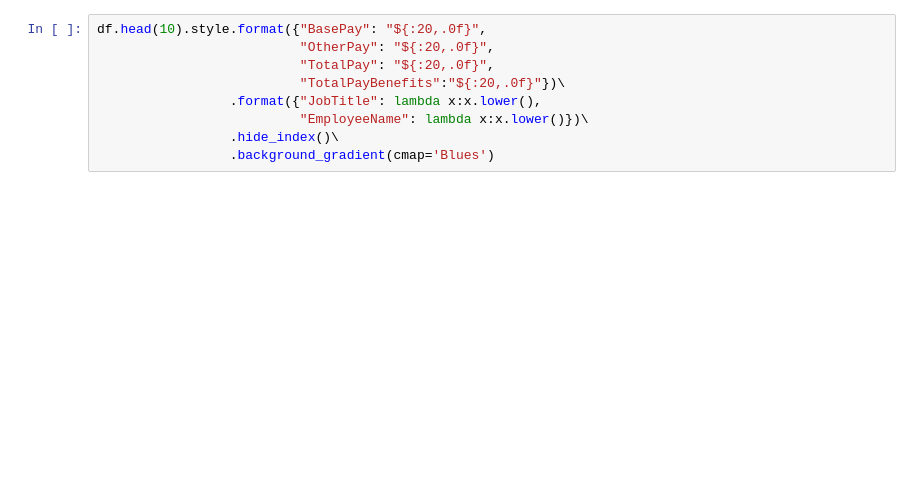
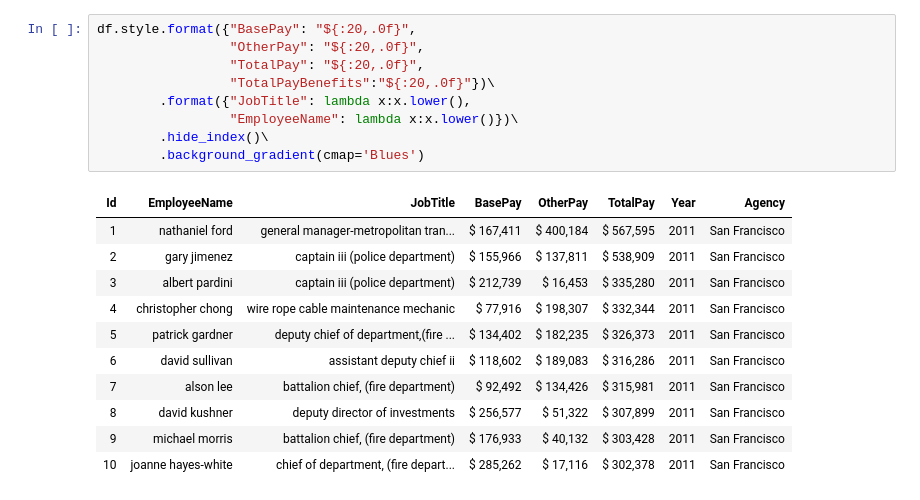
Before and after one commit to eyaltrabelsi/my-notebooks, a Jupyter notebook: Lectures/Pandas Styling.ipynb, the cells around one changed output. Saved outputs shown, nothing was run; the diff lists cells and outputs as text; blank space fills up the shorter version.

```diff
--- a/Lectures/Pandas Styling.ipynb
+++ b/Lectures/Pandas Styling.ipynb
@@ -15,10 +37,22 @@ FileNotFoundError: [Errno 2] File b'Salaries.csv' does not exist: b'Salaries.csv
 # %%
-df.head(10).style.format({"BasePay": "${:20,.0f}",
-                          "OtherPay": "${:20,.0f}",
-                          "TotalPay": "${:20,.0f}",
-                          "TotalPayBenefits":"${:20,.0f}"})\
-                 .format({"JobTitle": lambda x:x.lower(),
-                          "EmployeeName": lambda x:x.lower()})\
-                 .hide_index()\
-                 .background_gradient(cmap='Blues')
+df.style.format({"BasePay": "${:20,.0f}",
+                 "OtherPay": "${:20,.0f}",
+                 "TotalPay": "${:20,.0f}",
+                 "TotalPayBenefits":"${:20,.0f}"})\
+        .format({"JobTitle": lambda x:x.lower(),
+                 "EmployeeName": lambda x:x.lower()})\
+        .hide_index()\
+        .background_gradient(cmap='Blues')
+# %% [output]
+| Id | EmployeeName | JobTitle | BasePay | OtherPay | TotalPay | Year | Agency |
+| 1 | nathaniel ford | general manager-metropolitan tran... | $ 167,411 | $ 400,184 | $ 567,595 | 2011 | San Francisco |
+| 2 | gary jimenez | captain iii (police department) | $ 155,966 | $ 137,811 | $ 538,909 | 2011 | San Francisco |
+| 3 | albert pardini | captain iii (police department) | $ 212,739 | $ 16,453 | $ 335,280 | 2011 | San Francisco |
+| 4 | christopher chong | wire rope cable maintenance mechanic | $ 77,916 | $ 198,307 | $ 332,344 | 2011 | San Francisco |
+| 5 | patrick gardner | deputy chief of department,(fire ... | $ 134,402 | $ 182,235 | $ 326,373 | 2011 | San Francisco |
+| 6 | david sullivan | assistant deputy chief ii | $ 118,602 | $ 189,083 | $ 316,286 | 2011 | San Francisco |
+| 7 | alson lee | battalion chief, (fire department) | $ 92,492 | $ 134,426 | $ 315,981 | 2011 | San Francisco |
+| 8 | david kushner | deputy director of investments | $ 256,577 | $ 51,322 | $ 307,899 | 2011 | San Francisco |
+| 9 | michael morris | battalion chief, (fire department) | $ 176,933 | $ 40,132 | $ 303,428 | 2011 | San Francisco |
+| 10 | joanne hayes-white | chief of department, (fire depart... | $ 285,262 | $ 17,116 | $ 302,378 | 2011 | San Francisco |
 # %%
```
Also changed, not shown: parts of 29 cells of this notebook, 2 other files.
